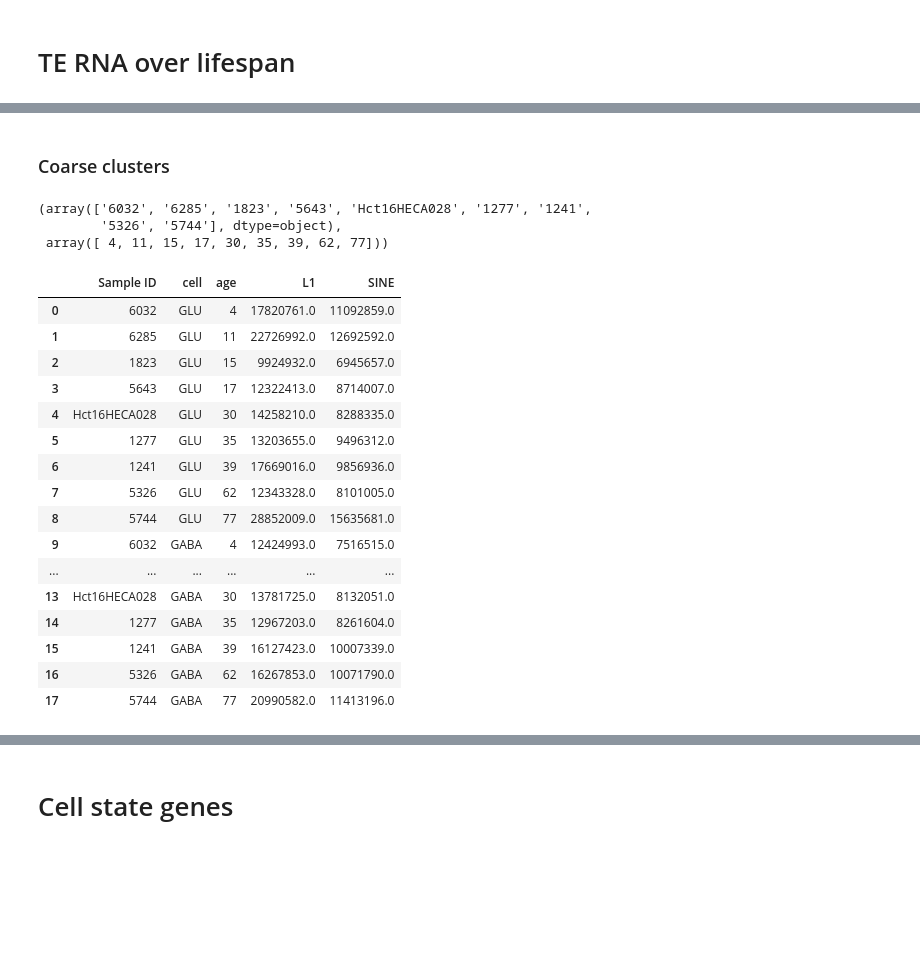
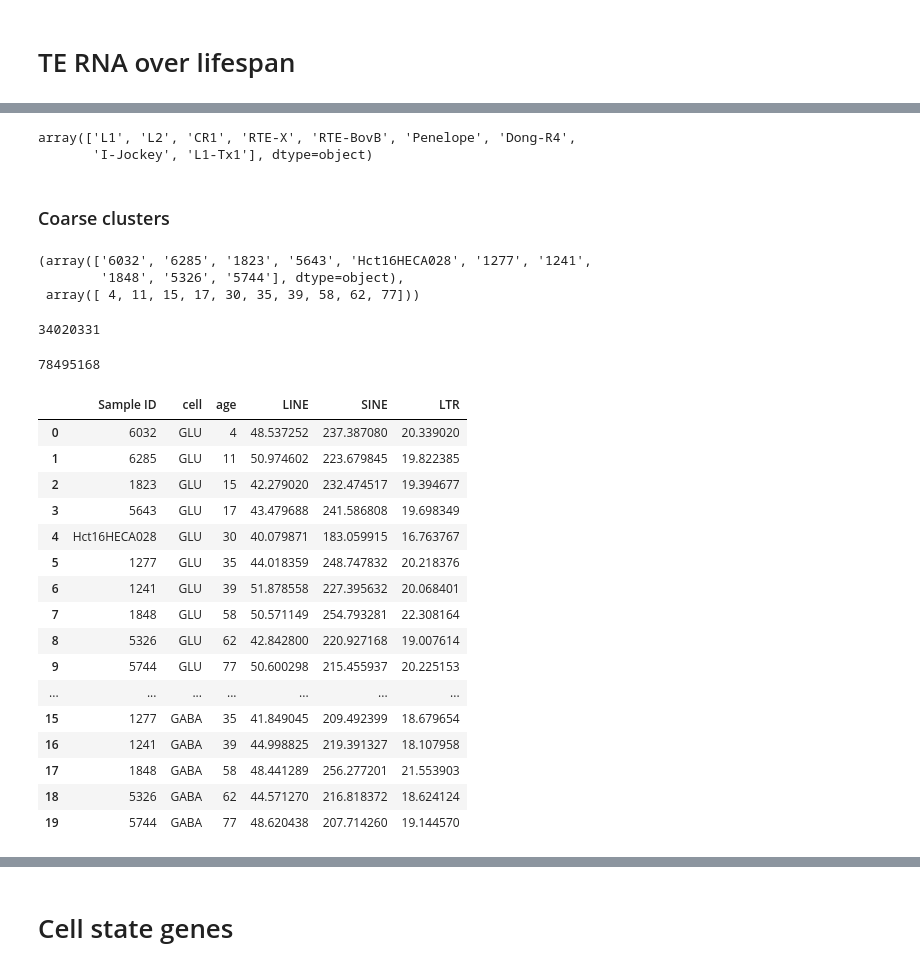
Before and after one commit to dmnburrows/line1_ageing, a Jupyter notebook: te_rna.ipynb, the cells around one changed output, grey strips where cells are left out. Cells and saved outputs as stored; diff of their text form; code cells hidden in the pictures; blank space fills up the shorter version.

```diff
--- a/te_rna.ipynb
+++ b/te_rna.ipynb
@@ -113,0 +423,3 @@ prac1
+# %%
+index = [np.where(L1_filt['Start'] == i)[0][0] for i in inter]
+index
@@ -113,0 +448,4 @@ prac1
+# %%
+empty_arr = []
+for i in index:
+    empty_arr=np.append(empty_arr, L1_filt.iloc[i]['gene_id'])
@@ -193,6 +753,7 @@ def TE_sweep(tet_df, name):
     Returns:
     """
 
-    sum_counts = sum(tet_df['counts'][tet_df['gene'].str.contains(name, case=False)])
+
+    sum_counts = sum(tet_df['counts'][tet_df['gene'].str.contains(name, case=False)])/sum(tet_df['counts'])*1000000
 
     return(sum_counts)
@@ -199,52 +861,68 @@ def TE_sweep(tet_df, name):
+# %%
+LINE_family
+# %% [output]
+array(['L1', 'L2', 'CR1', 'RTE-X', 'RTE-BovB', 'Penelope', 'Dong-R4',
+       'I-Jockey', 'L1-Tx1'], dtype=object)
 # %% [markdown]
 ### Coarse clusters
 # %%
 tet_path = '/cndd3/dburrows/DATA/te/rna/tet_counts.subset.no_TSO/'
 
-
 # Map names onto age
-AGE = np.delete(np.asarray(male_GLU_df['AGEYEARS']),7)
-ID = np.delete(np.asarray(male_GLU_df['Sample ID']),7)
+AGE = np.asarray(male_GLU_df['AGEYEARS'])
+ID = np.asarray(male_GLU_df['Sample ID'])
 ID,AGE
 # %% [output]
 (array(['6032', '6285', '1823', '5643', 'Hct16HECA028', '1277', '1241',
-        '5326', '5744'], dtype=object),
- array([ 4, 11, 15, 17, 30, 35, 39, 62, 77]))
+        '1848', '5326', '5744'], dtype=object),
+ array([ 4, 11, 15, 17, 30, 35, 39, 58, 62, 77]))
+# %%
+TE_sweep(tet_df, 'ENS')
+# %% [output]
+34020331
+# %%
+sum(tet_df['counts'])
+# %% [output]
+78495168
 # %%
 #Store counts and metadata in dataframe
 cell_l = ['GLU', 'GABA']
 id_l = ID
-id_e, cell_e, L1_e, SI_e = [], [],[],[]
+id_e, cell_e, L1_e, SI_e, LTR_e, gene_e = [], [],[],[], [],[]
 #Loop through cell and ID
 for c in cell_l:
     for i in id_l:
         id_e = np.append(id_e,i)
         cell_e = np.append(cell_e,c)
         tet_df = pd.read_csv(tet_path + '/' + str(i) + '-' + c + '.cntTable', sep='\t')
         tet_df = tet_df.rename(columns={'gene/TE': 'gene', tet_df.T.index[1]: 'counts'})
         L1_e = np.append(L1_e,TE_sweep(tet_df, 'LINE'))
         SI_e = np.append(SI_e,TE_sweep(tet_df, 'SINE'))
+        LTR_e = np.append(LTR_e,TE_sweep(tet_df, 'LTR'))
+
 
 te_c_df = pd.DataFrame({'Sample ID':id_e,'cell':cell_e,
                         'age':np.hstack((AGE,AGE)),
-                        'L1': L1_e,
-                        'SINE': SI_e})
+                        'LINE': L1_e/5500,
+                        'SINE': SI_e/700,
+                        'LTR': LTR_e/5000
+                        })
 te_c_df
 # %% [output]
-|  | Sample ID | cell | age | L1 | SINE |
-| 0 | 6032 | GLU | 4 | 17820761.0 | 11092859.0 |
-| 1 | 6285 | GLU | 11 | 22726992.0 | 12692592.0 |
-| 2 | 1823 | GLU | 15 | 9924932.0 | 6945657.0 |
-| 3 | 5643 | GLU | 17 | 12322413.0 | 8714007.0 |
-| 4 | Hct16HECA028 | GLU | 30 | 14258210.0 | 8288335.0 |
-| 5 | 1277 | GLU | 35 | 13203655.0 | 9496312.0 |
-| 6 | 1241 | GLU | 39 | 17669016.0 | 9856936.0 |
-| 7 | 5326 | GLU | 62 | 12343328.0 | 8101005.0 |
-| 8 | 5744 | GLU | 77 | 28852009.0 | 15635681.0 |
-| 9 | 6032 | GABA | 4 | 12424993.0 | 7516515.0 |
-| ... | ... | ... | ... | ... | ... |
-| 13 | Hct16HECA028 | GABA | 30 | 13781725.0 | 8132051.0 |
-| 14 | 1277 | GABA | 35 | 12967203.0 | 8261604.0 |
-| 15 | 1241 | GABA | 39 | 16127423.0 | 10007339.0 |
-| 16 | 5326 | GABA | 62 | 16267853.0 | 10071790.0 |
-| 17 | 5744 | GABA | 77 | 20990582.0 | 11413196.0 |
+|  | Sample ID | cell | age | LINE | SINE | LTR |
+| 0 | 6032 | GLU | 4 | 48.537252 | 237.387080 | 20.339020 |
+| 1 | 6285 | GLU | 11 | 50.974602 | 223.679845 | 19.822385 |
+| 2 | 1823 | GLU | 15 | 42.279020 | 232.474517 | 19.394677 |
+| 3 | 5643 | GLU | 17 | 43.479688 | 241.586808 | 19.698349 |
+| 4 | Hct16HECA028 | GLU | 30 | 40.079871 | 183.059915 | 16.763767 |
+| 5 | 1277 | GLU | 35 | 44.018359 | 248.747832 | 20.218376 |
+| 6 | 1241 | GLU | 39 | 51.878558 | 227.395632 | 20.068401 |
+| 7 | 1848 | GLU | 58 | 50.571149 | 254.793281 | 22.308164 |
+| 8 | 5326 | GLU | 62 | 42.842800 | 220.927168 | 19.007614 |
+| 9 | 5744 | GLU | 77 | 50.600298 | 215.455937 | 20.225153 |
+| ... | ... | ... | ... | ... | ... | ... |
+| 15 | 1277 | GABA | 35 | 41.849045 | 209.492399 | 18.679654 |
+| 16 | 1241 | GABA | 39 | 44.998825 | 219.391327 | 18.107958 |
+| 17 | 1848 | GABA | 58 | 48.441289 | 256.277201 | 21.553903 |
+| 18 | 5326 | GABA | 62 | 44.571270 | 216.818372 | 18.624124 |
+| 19 | 5744 | GABA | 77 | 48.620438 | 207.714260 | 19.144570 |
```
Also changed, not shown: parts of 98 cells of this notebook, 7 other files.
